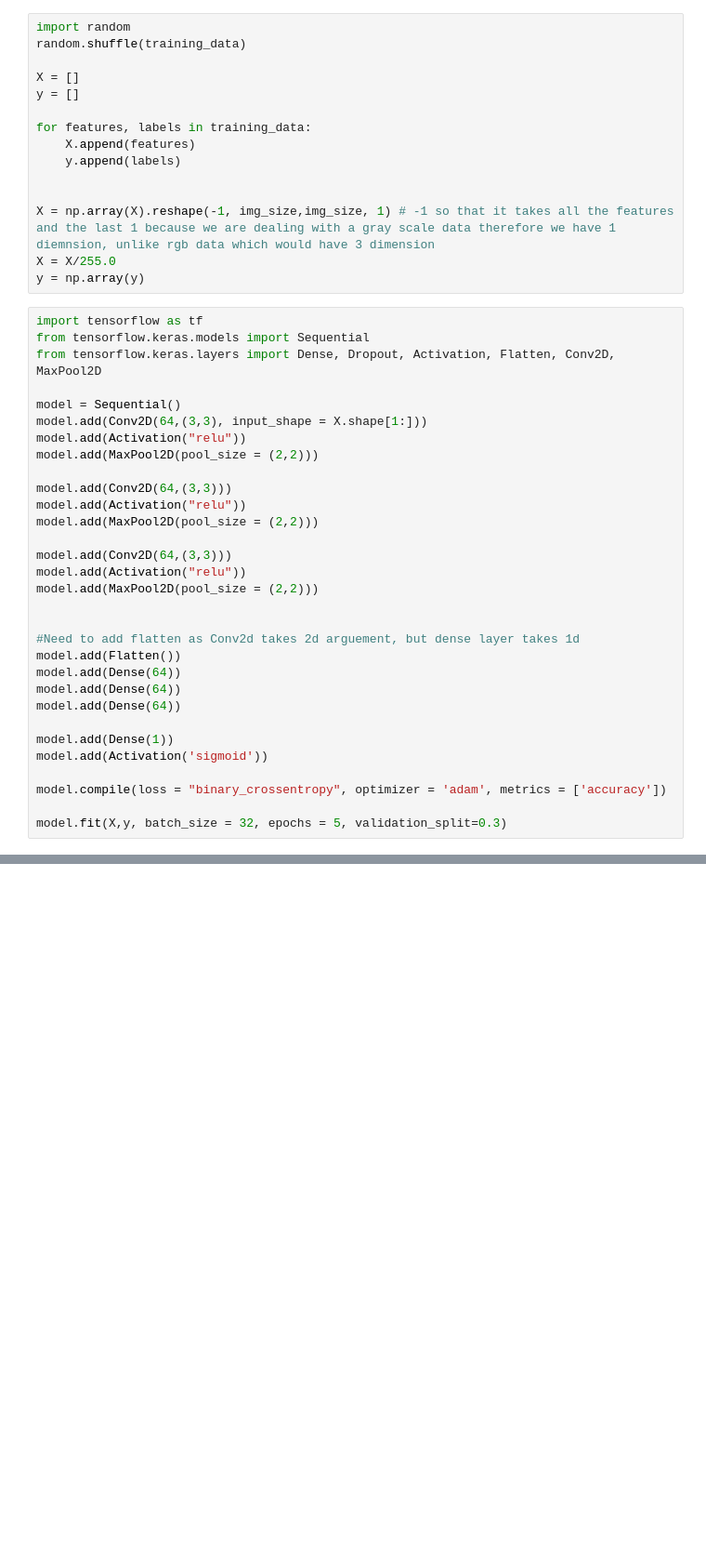
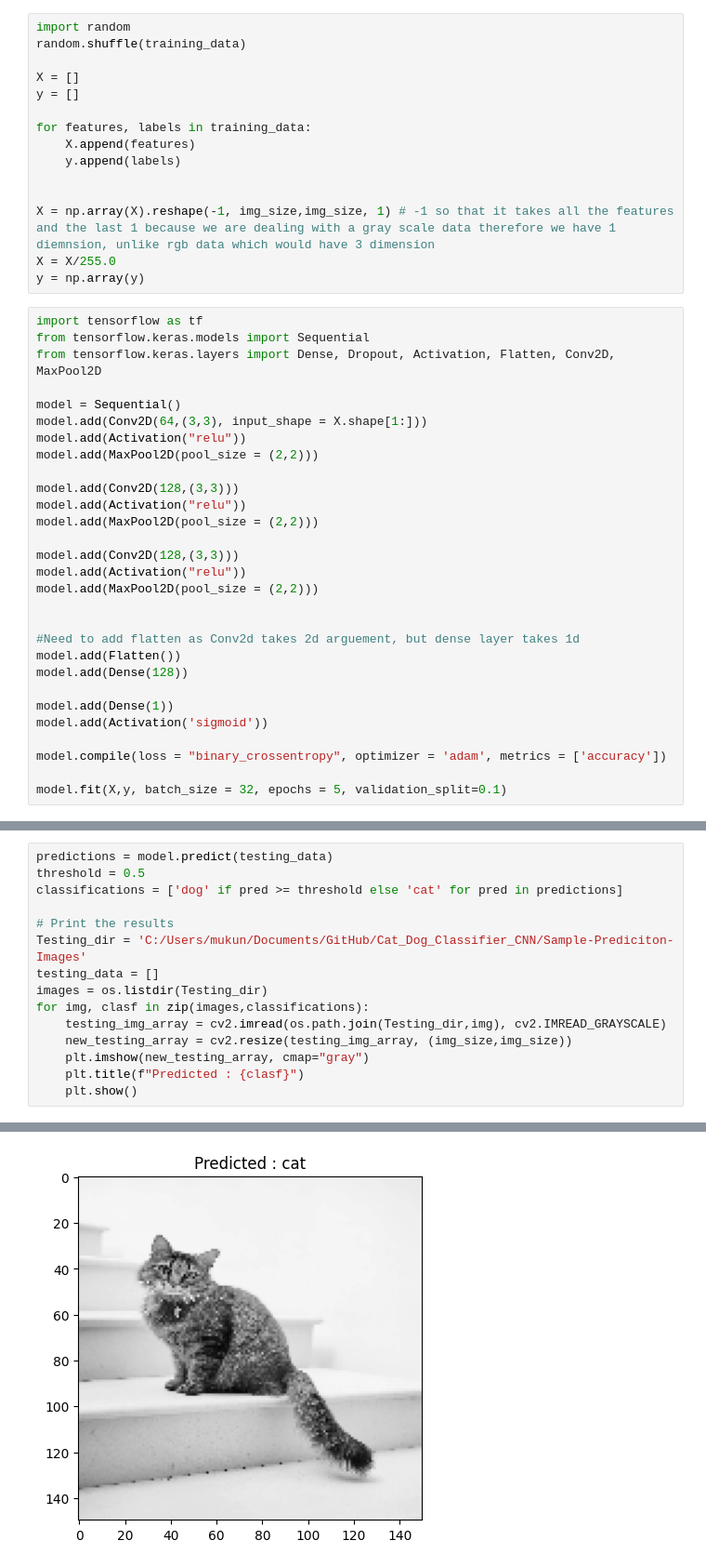
Before and after one commit to Mukund604/Cat_Dog_Classifier_CNN, a Jupyter notebook: CNN.ipynb, the cells around one changed output, grey strips where cells are left out. Shown at 93% size. Saved outputs shown, nothing was run; the diff lists cells and outputs as text; blank space fills up the shorter version.

```diff
--- a/CNN.ipynb
+++ b/CNN.ipynb
@@ -63,26 +51,24 @@ model.add(Conv2D(64,(3,3), input_shape = X.shape[1:]))
 model.add(Activation("relu"))
 model.add(MaxPool2D(pool_size = (2,2)))
 
-model.add(Conv2D(64,(3,3)))
+model.add(Conv2D(128,(3,3)))
 model.add(Activation("relu"))
 model.add(MaxPool2D(pool_size = (2,2)))
 
-model.add(Conv2D(64,(3,3)))
+model.add(Conv2D(128,(3,3)))
 model.add(Activation("relu"))
 model.add(MaxPool2D(pool_size = (2,2)))
 
 
 #Need to add flatten as Conv2d takes 2d arguement, but dense layer takes 1d
 model.add(Flatten())
-model.add(Dense(64))
-model.add(Dense(64))
-model.add(Dense(64))
+model.add(Dense(128))
 
 model.add(Dense(1))
 model.add(Activation('sigmoid'))
 
 model.compile(loss = "binary_crossentropy", optimizer = 'adam', metrics = ['accuracy'])
 
-model.fit(X,y, batch_size = 32, epochs = 5, validation_split=0.3)
+model.fit(X,y, batch_size = 32, epochs = 5, validation_split=0.1)
 # %% [output]
 Epoch 1/5
@@ -98,0 +102,16 @@ Epoch 5/5
+# %%
+predictions = model.predict(testing_data)
+threshold = 0.5
+classifications = ['dog' if pred >= threshold else 'cat' for pred in predictions]
+
+# Print the results
+Testing_dir = 'C:/Users/mukun/Documents/GitHub/Cat_Dog_Classifier_CNN/Sample-Prediciton-Images'
+testing_data = []
+images = os.listdir(Testing_dir)
+for img, clasf in zip(images,classifications):
+    testing_img_array = cv2.imread(os.path.join(Testing_dir,img), cv2.IMREAD_GRAYSCALE)
+    new_testing_array = cv2.resize(testing_img_array, (img_size,img_size))
+    plt.imshow(new_testing_array, cmap="gray")
+    plt.title(f"Predicted : {clasf}")
+    plt.show()
+# %% [output]
@@ -98,0 +119 @@ Epoch 5/5
+[figure, added]
```
Also changed, not shown: parts of 5 cells of this notebook, 27 other files.
